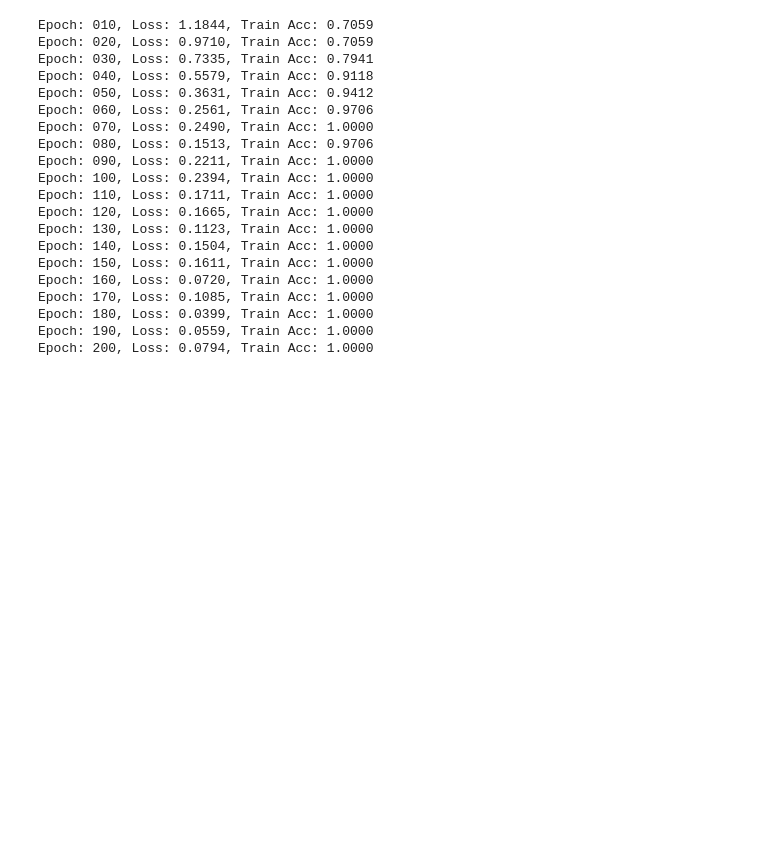
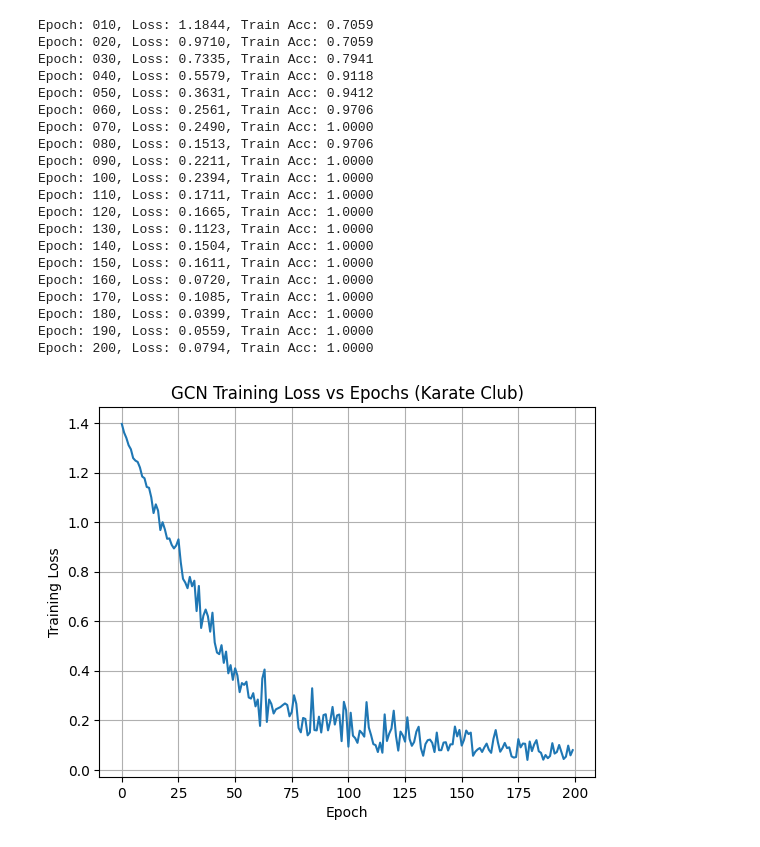
Before and after one commit to Devaki01/ACM-Responsible-AI, a Jupyter notebook: Network_Analysis.ipynb, the cells around one changed output. Drawn from its saved outputs; the diff is of its cells as text; code cells hidden in the pictures; blank space fills up the shorter version.

```diff
--- a/Network_Analysis.ipynb
+++ b/Network_Analysis.ipynb
@@ -185,3 +185,15 @@ Epoch: 170, Loss: 0.1085, Train Acc: 1.0000
 Epoch: 180, Loss: 0.0399, Train Acc: 1.0000
 Epoch: 190, Loss: 0.0559, Train Acc: 1.0000
 Epoch: 200, Loss: 0.0794, Train Acc: 1.0000
+# %%
+import matplotlib.pyplot as plt
+
+plt.figure()
+plt.plot(loss_history)
+plt.xlabel('Epoch')
+plt.ylabel('Training Loss')
+plt.title('GCN Training Loss vs Epochs (Karate Club)')
+plt.grid(True)
+plt.show()
+# %% [output]
+[figure, added]
```
Also changed, not shown: parts of 2 cells of this notebook.
